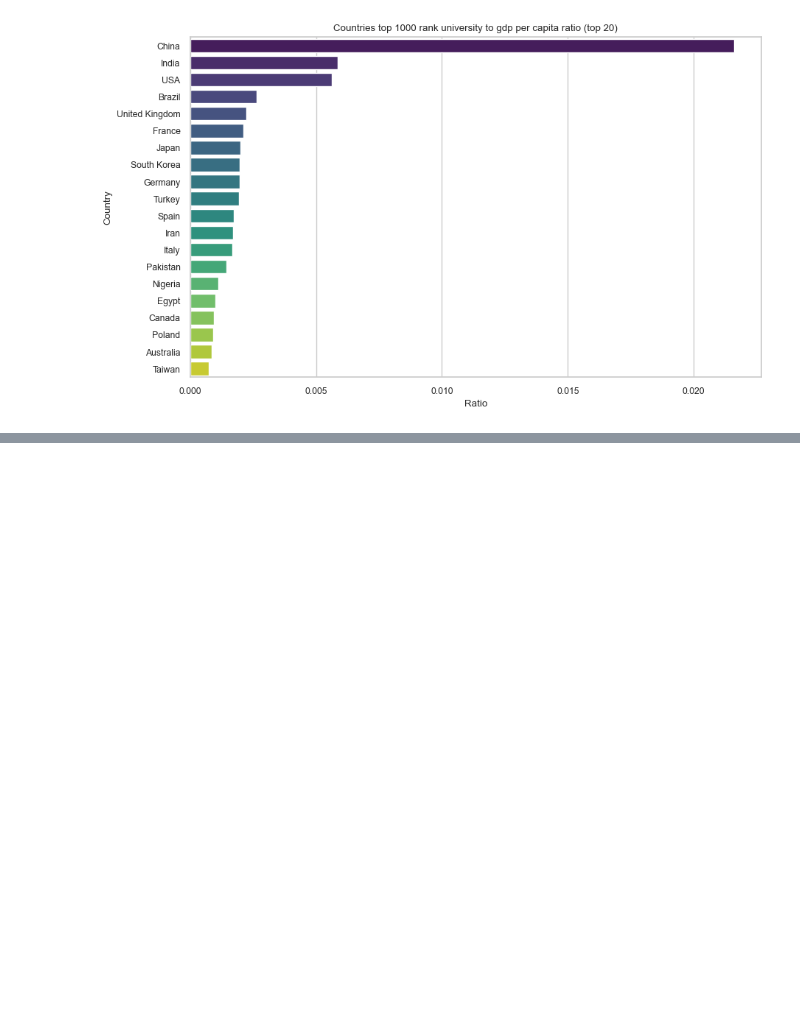
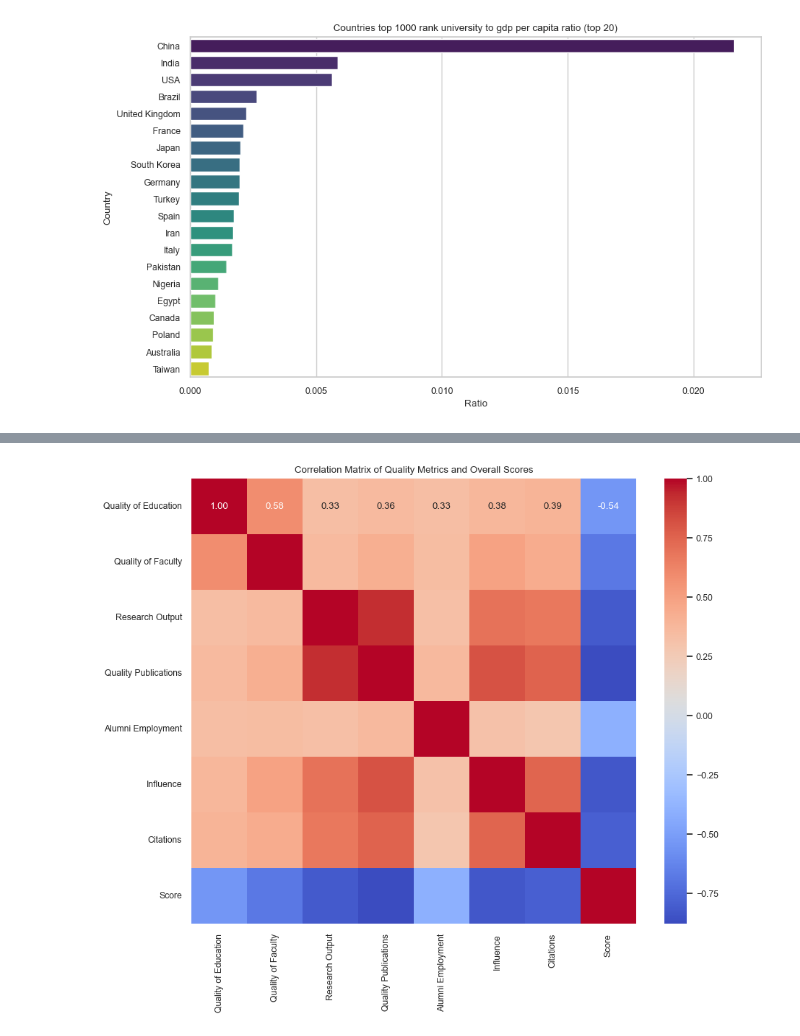
Before and after one commit to sahand-salmani/university-rankings-analysis, a Jupyter notebook: university_ranking.ipynb, the cells around one changed output, grey strips where cells are left out. Saved outputs shown, nothing was run; the diff lists cells and outputs as text; code cells hidden in the pictures; blank space fills up the shorter version.

Commit message:
Correlation Analysis part 1 added

```diff
--- a/university_ranking.ipynb
+++ b/university_ranking.ipynb
@@ -417,0 +459,18 @@ plt.show()
+# %%
+quality_metrics_columns = [
+    'Quality of Education',
+    'Quality of Faculty',
+    'Research Output',
+    'Quality Publications',
+    'Alumni Employment',
+    'Influence',
+    'Citations']
+overall_score_column  = 'Score'
+df[quality_metrics_columns + [overall_score_column]] = df[quality_metrics_columns + [overall_score_column]].apply(pd.to_numeric, errors='coerce')
+correlation_matrix = df[quality_metrics_columns + [overall_score_column]].corr()
+plt.figure(figsize=(10, 8))
+sns.heatmap(correlation_matrix, annot=True, cmap='coolwarm', fmt=".2f", square=True)
+plt.title('Correlation Matrix of Quality Metrics and Overall Scores')
+plt.show()
+# %% [output]
+[figure, added]
```
Also changed, not shown: parts of 2 cells of this notebook.
